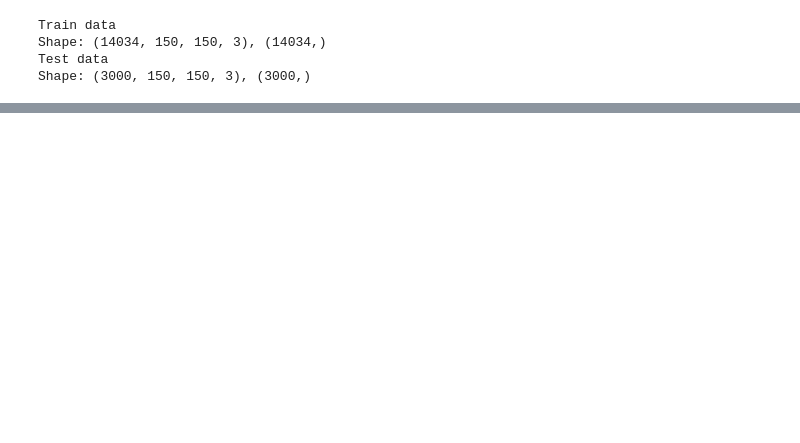
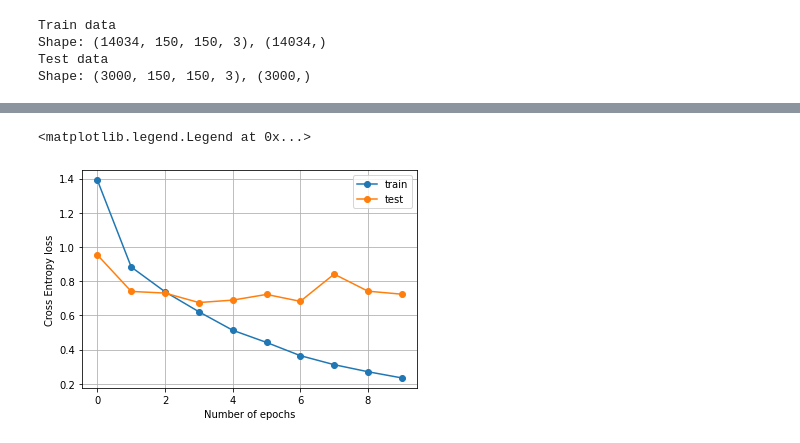
Before and after one commit to asubramaniyan/Image-classification-using-CNN, a Jupyter notebook: Image_Classification.ipynb, the cells around one changed output, grey strips where cells are left out. Drawn from its saved outputs; the diff is of its cells as text; code cells hidden in the pictures; blank space fills up the shorter version.

```diff
--- a/Image_Classification.ipynb
+++ b/Image_Classification.ipynb
@@ -141,0 +208,18 @@ len(model.weights)
+# %%
+he_norm = tf.keras.initializers.he_normal()
+# %%
+### Model 2:
+## He normal initialization + shuffled data
+### Convnet model architecture
+model = Sequential()
+#Layer 1: Convnet 1; n_strides = 1; n_padding = none; kernel = 3x3x64
+model.add(Conv2D(64, (3,3), activation = 'relu', input_shape = (150, 150, 3), kernel_initializer=he_norm))
+model.add(MaxPool2D(pool_size=(2, 2)))
+model.add(Conv2D(48, (3,3), activation = 'relu', kernel_initializer=he_norm))
+model.add(MaxPool2D(pool_size=(2, 2)))
+model.add(Dropout(0.5))
+model.add(Flatten())
+model.add(Dense(128, activation = 'relu', kernel_initializer=he_norm))
+model.add(Dropout(0.5))
+model.add(Dense(6, activation = 'softmax'))
+model.summary()
@@ -141,0 +244,4 @@ len(model.weights)
+# %%
+model.compile(optimizer='adam', loss = 'categorical_crossentropy', metrics=['accuracy'])
+# %%
+history = model.fit(X_train, y_train, batch_size = 32, epochs = 10, verbose = 1, validation_data=(X_test, y_test))
@@ -141,0 +269,15 @@ len(model.weights)
+# %%
+history.history
+plt.plot(range(10), history.history['loss'], label = 'train', marker = 'o')
+plt.plot(range(10), history.history['val_loss'], label = 'test', marker = 'o')
+plt.grid()
+plt.xlabel("Number of epochs")
+plt.ylabel("Cross Entropy loss")
+plt.legend()
+# check gradient per layer
+# check weight per layer
+# vanishing gradient? Exploding geradient?
+# number of strides, padding?
+# %% [output]
+<matplotlib.legend.Legend at 0x...>
+[figure, added]
```
Also changed, not shown: parts of 55 cells of this notebook.
